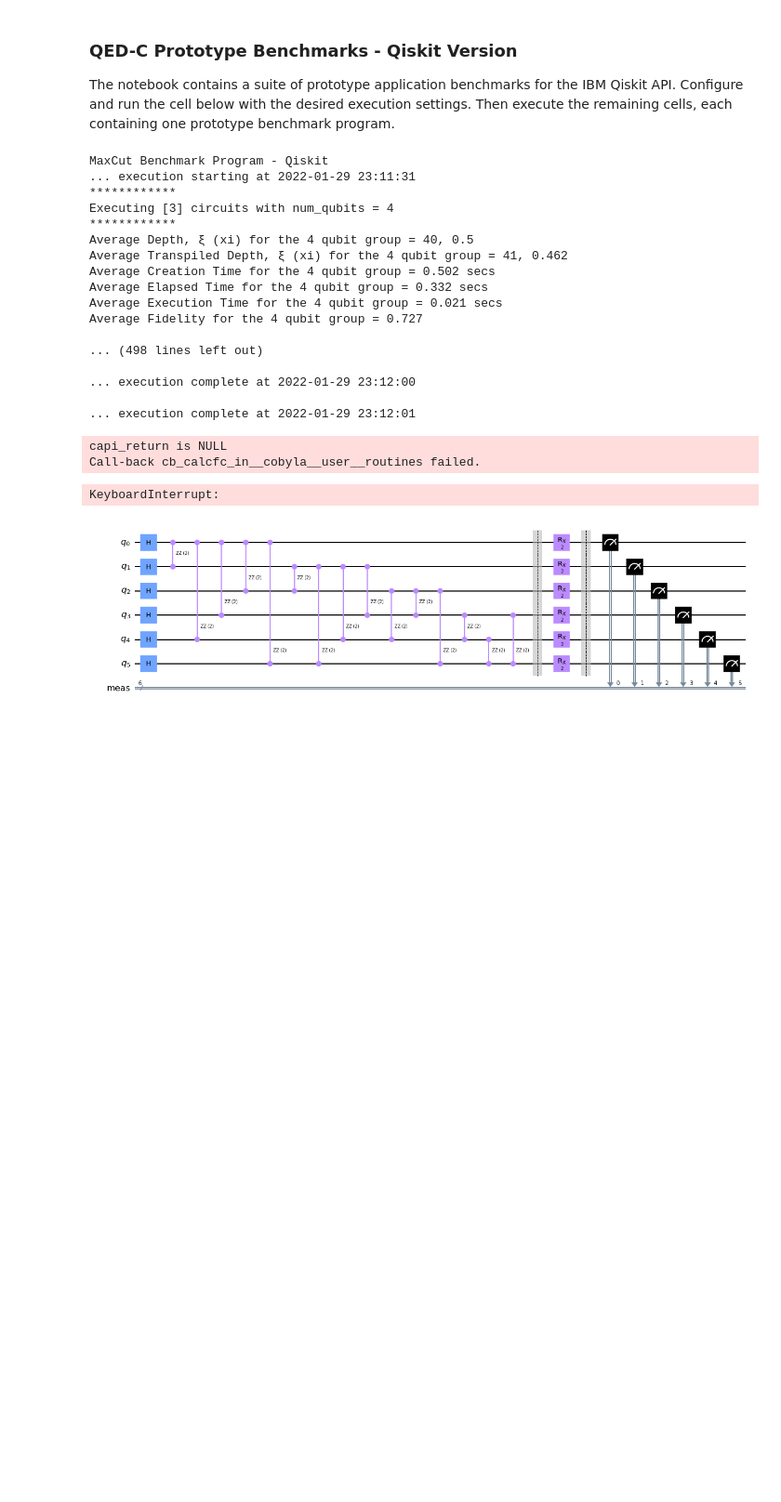
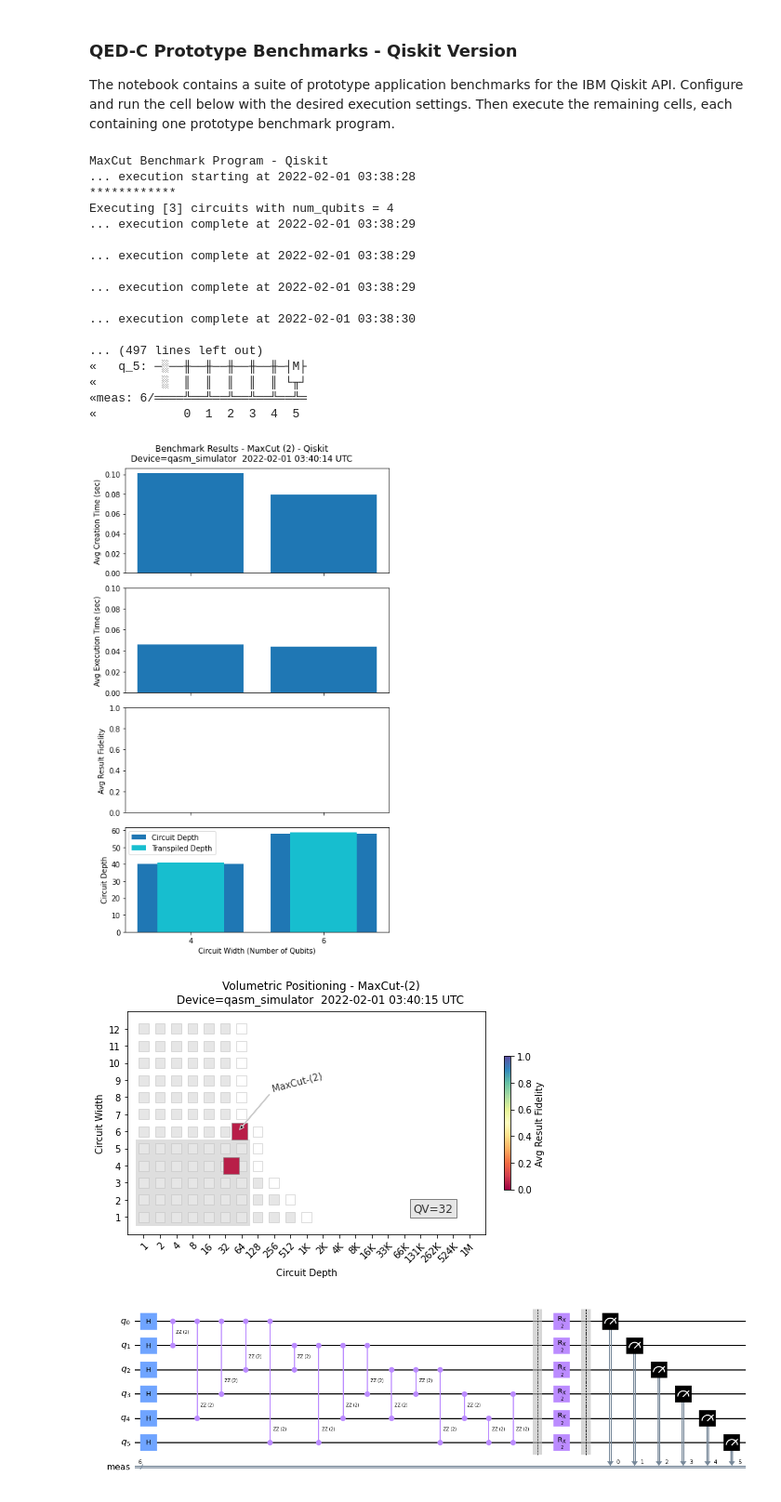
Before and after one commit to necaisej/QC-App-Oriented-Benchmarks, a Jupyter notebook: maxcut/qiskit/benchmarks-qiskit-add-maxcut.ipynb, the cells around one changed output. Shown at 93% size. Cells and saved outputs as stored; diff of their text form; code cells hidden in the pictures; blank space fills up the shorter version.

```diff
--- a/maxcut/qiskit/benchmarks-qiskit-add-maxcut.ipynb
+++ b/maxcut/qiskit/benchmarks-qiskit-add-maxcut.ipynb
@@ -49,40 +49,39 @@ num_shots=10000
 # %%
 #%run bernstein-vazirani/qiskit/maxcut_benchmark.py
 import sys
 sys.path.insert(1, "maxcut/qiskit")
 import maxcut_benchmark
 
 # set noise to None for testing
 import execute
 #execute.set_noise_model(None)
 
 maxcut_benchmark.verbose=False
 
-maxcut_benchmark.run(min_qubits=min_qubits, max_qubits=min_qubits, max_circuits=max_circuits, num_shots=num_shots,
+maxcut_benchmark.run(min_qubits=min_qubits, max_qubits=6, max_circuits=max_circuits, num_shots=num_shots,
                 method=2, rounds=1,
                 backend_id=backend_id, provider_backend=provider_backend,
                 hub=hub, group=group, project=project, exec_options=exec_options)
 # %% [output]
 MaxCut Benchmark Program - Qiskit
-... execution starting at 2022-01-29 23:11:31
+... execution starting at 2022-02-01 03:38:28
 ************
 Executing [3] circuits with num_qubits = 4
-************
-Average Depth, ξ (xi) for the 4 qubit group = 40, 0.5
-Average Transpiled Depth, ξ (xi) for the 4 qubit group = 41, 0.462
-Average Creation Time for the 4 qubit group = 0.502 secs
-Average Elapsed Time for the 4 qubit group = 0.332 secs
-Average Execution Time for the 4 qubit group = 0.021 secs
-Average Fidelity for the 4 qubit group = 0.727
+... execution complete at 2022-02-01 03:38:29
 
-... (498 lines left out)
+... execution complete at 2022-02-01 03:38:29
 
-... execution complete at 2022-01-29 23:12:00
+... execution complete at 2022-02-01 03:38:29
 
-... execution complete at 2022-01-29 23:12:01
+... execution complete at 2022-02-01 03:38:30
+
+... (497 lines left out)
+«   q_5: ─░──╫──╫──╫──╫──╫─┤M├
+«         ░  ║  ║  ║  ║  ║ └╥┘
+«meas: 6/════╩══╩══╩══╩══╩══╩═
+«            0  1  2  3  4  5
-capi_return is NULL
-Call-back cb_calcfc_in__cobyla__user__routines failed.
-KeyboardInterrupt:
+[figure, added]
+[figure, added]
 # %%
 maxcut_benchmark.QC_.draw('mpl',scale=1)
 #print(circuit)
```
Also changed, not shown: parts of 5 cells of this notebook, 3 other files.
